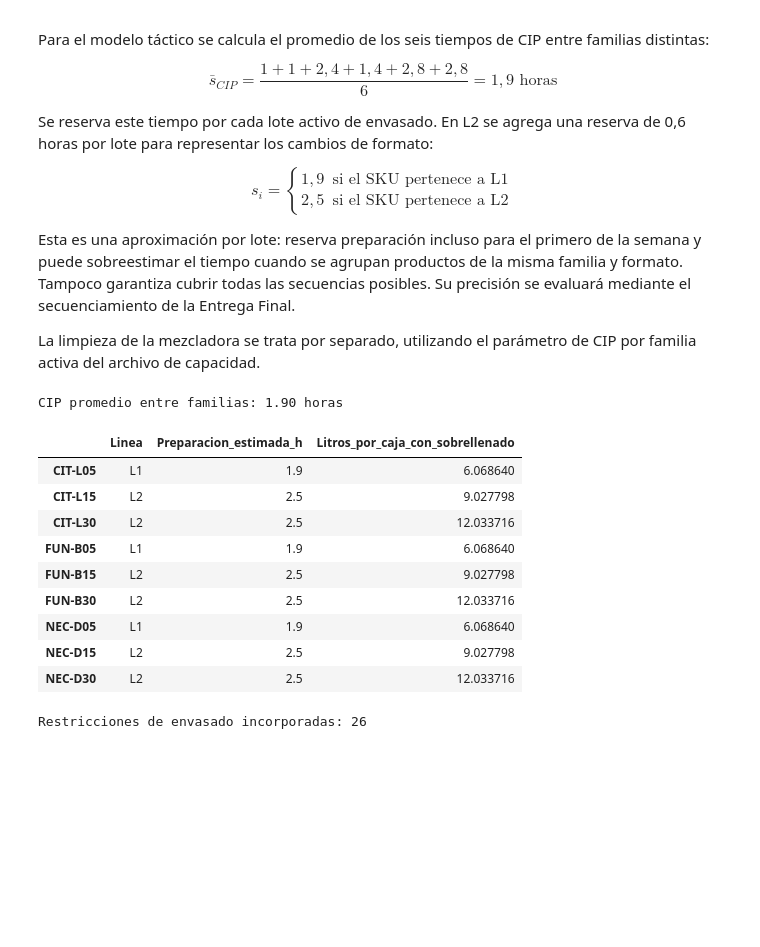
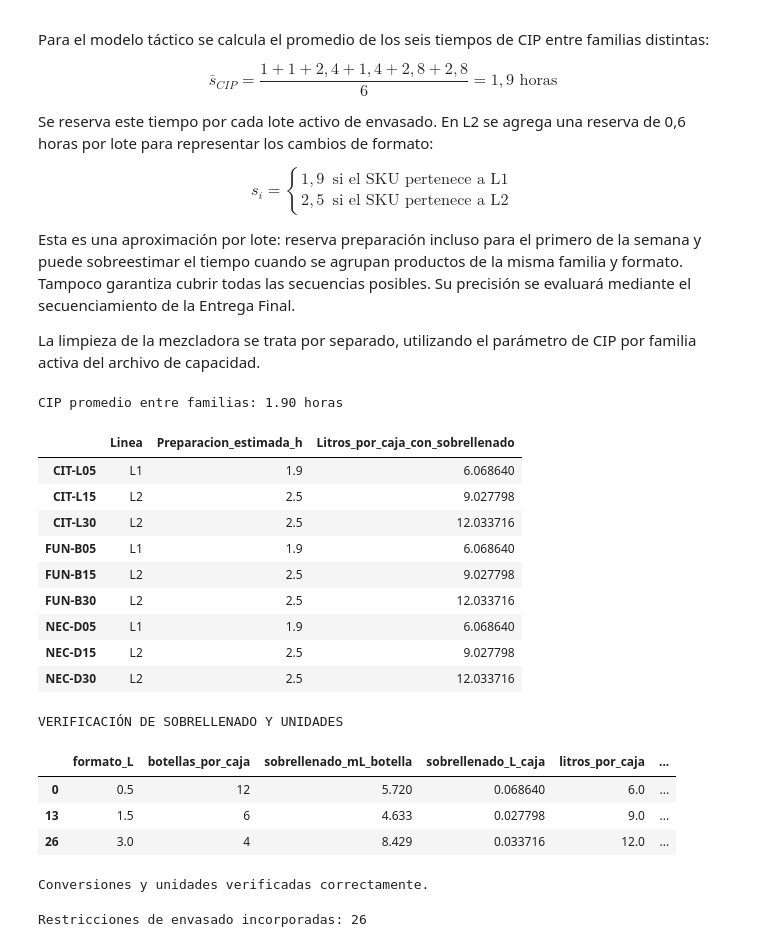
Before and after one commit to angelolucero-cloud/GO-Grupo-2, a Jupyter notebook: Entrega 2/Parte A, B y C /Entrega-2-Parte-A-B-C.ipynb, the cells around one changed output. Saved outputs shown, nothing was run; the diff lists cells and outputs as text; code cells hidden in the pictures; blank space fills up the shorter version.

```diff
--- a/Entrega 2/Parte A, B y C /Entrega-2-Parte-A-B-C.ipynb
+++ b/Entrega 2/Parte A, B y C /Entrega-2-Parte-A-B-C.ipynb
@@ -692,33 +759,103 @@ assert (
 )
 assert datos["litros_efectivos_caja"].notna().all()
 assert (datos["litros_efectivos_caja"] > 0).all()
 
 litros_efectivos = (
     datos.drop_duplicates("SKU")
     .set_index("SKU")["litros_efectivos_caja"]
     .to_dict()
 )
 
 resumen_preparacion = pd.DataFrame({
     "Linea": pd.Series(linea_sku),
     "Preparacion_estimada_h": pd.Series(tiempo_preparacion),
     "Litros_por_caja_con_sobrellenado": pd.Series(litros_efectivos)
 })
 
 print(f"CIP promedio entre familias: {cip_promedio:.2f} horas")
 display(resumen_preparacion)
+# VERIFICACIÓN DE SOBRELLENADO Y UNIDADES HEREDADAS
+
+revision_unidades = datos.copy()
+
+# Obtener información desde el maestro de SKU.
+revision_unidades["botellas_por_caja"] = (
+    revision_unidades["SKU"].map(
+        maestro["botellas_por_caja"]
+    )
+)
+
+revision_unidades["formato_maestro_L"] = (
+    revision_unidades["SKU"].map(
+        maestro["formato_L"]
+    )
+)
+
+# Verificar formato del producto.
+assert np.allclose(
+    revision_unidades["formato_L"],
+    revision_unidades["formato_maestro_L"]
+)
+
+# Verificar litros nominales por caja.
+assert np.allclose(
+    revision_unidades["litros_por_caja"],
+    revision_unidades["formato_maestro_L"]
+    * revision_unidades["botellas_por_caja"]
+)
+
+# Verificar conversión de mL/botella a L/caja.
+assert np.allclose(
+    revision_unidades["sobrellenado_L_caja"],
+    revision_unidades["sobrellenado_mL_botella"]
+    * revision_unidades["botellas_por_caja"]
+    / 1000
+)
+
+# Verificar litros efectivos por caja.
+assert np.allclose(
+    revision_unidades["litros_efectivos_caja"],
+    revision_unidades["litros_por_caja"]
+    + revision_unidades["sobrellenado_L_caja"]
+)
+
+print("VERIFICACIÓN DE SOBRELLENADO Y UNIDADES")
+
+display(
+    revision_unidades[
+        [
+            "formato_L",
+            "botellas_por_caja",
+            "sobrellenado_mL_botella",
+            "sobrellenado_L_caja",
+            "litros_por_caja",
+            "litros_efectivos_caja"
+        ]
+    ]
+    .drop_duplicates()
+    .sort_values("formato_L")
+    .round(6)
+)
+
+print("Conversiones y unidades verificadas correctamente.")
 # %% [output]
 CIP promedio entre familias: 1.90 horas
 |  | Linea | Preparacion_estimada_h | Litros_por_caja_con_sobrellenado |
 | CIT-L05 | L1 | 1.9 | 6.068640 |
 | CIT-L15 | L2 | 2.5 | 9.027798 |
 | CIT-L30 | L2 | 2.5 | 12.033716 |
 | FUN-B05 | L1 | 1.9 | 6.068640 |
 | FUN-B15 | L2 | 2.5 | 9.027798 |
 | FUN-B30 | L2 | 2.5 | 12.033716 |
 | NEC-D05 | L1 | 1.9 | 6.068640 |
 | NEC-D15 | L2 | 2.5 | 9.027798 |
 | NEC-D30 | L2 | 2.5 | 12.033716 |
+VERIFICACIÓN DE SOBRELLENADO Y UNIDADES
+|  | formato_L | botellas_por_caja | sobrellenado_mL_botella | sobrellenado_L_caja | litros_por_caja | ... |
+| 0 | 0.5 | 12 | 5.720 | 0.068640 | 6.0 | ... |
+| 13 | 1.5 | 6 | 4.633 | 0.027798 | 9.0 | ... |
+| 26 | 3.0 | 4 | 8.429 | 0.033716 | 12.0 | ... |
+Conversiones y unidades verificadas correctamente.
 # %%
 LINEAS = ["L1", "L2"]
 
```
Also changed, not shown: parts of 19 cells of this notebook.
